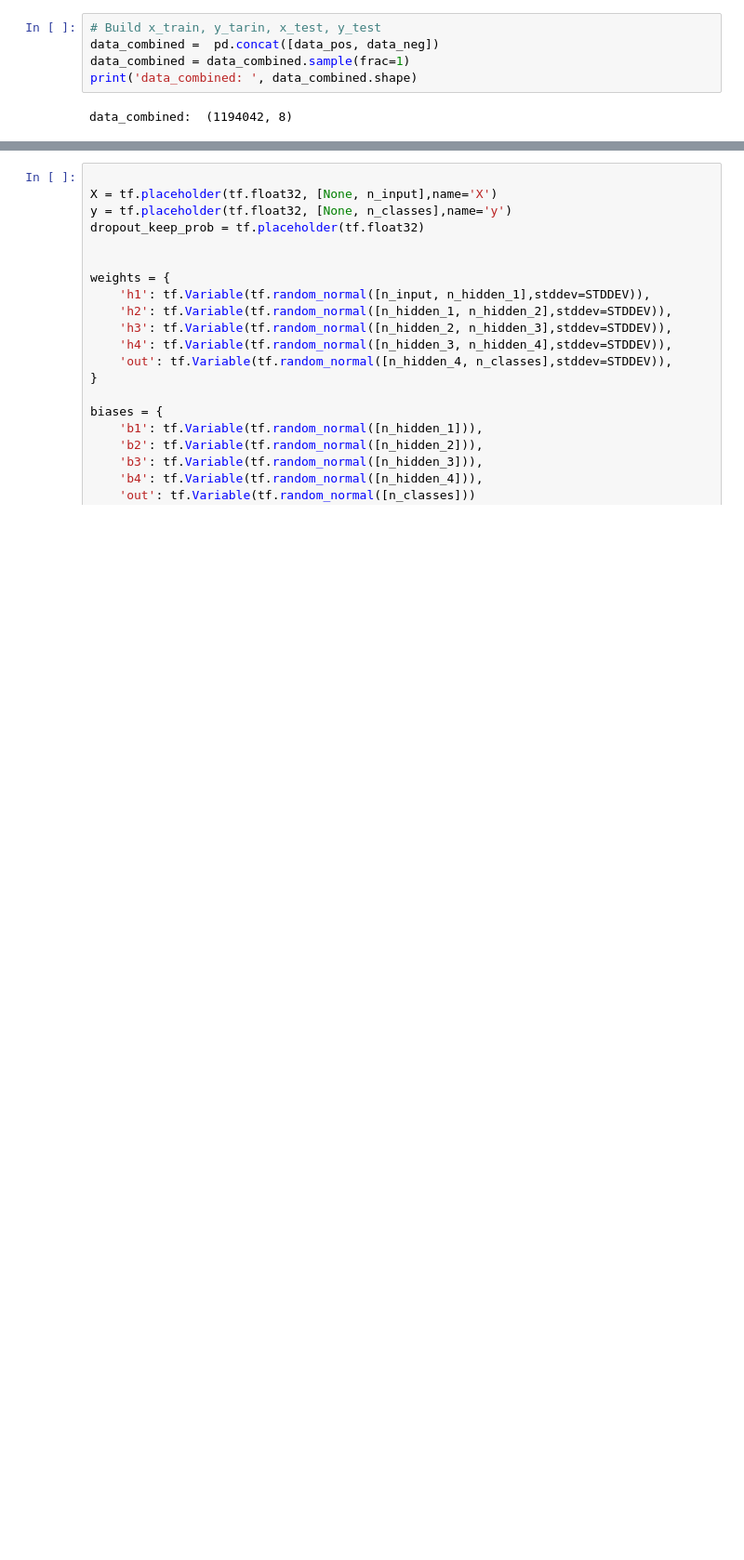
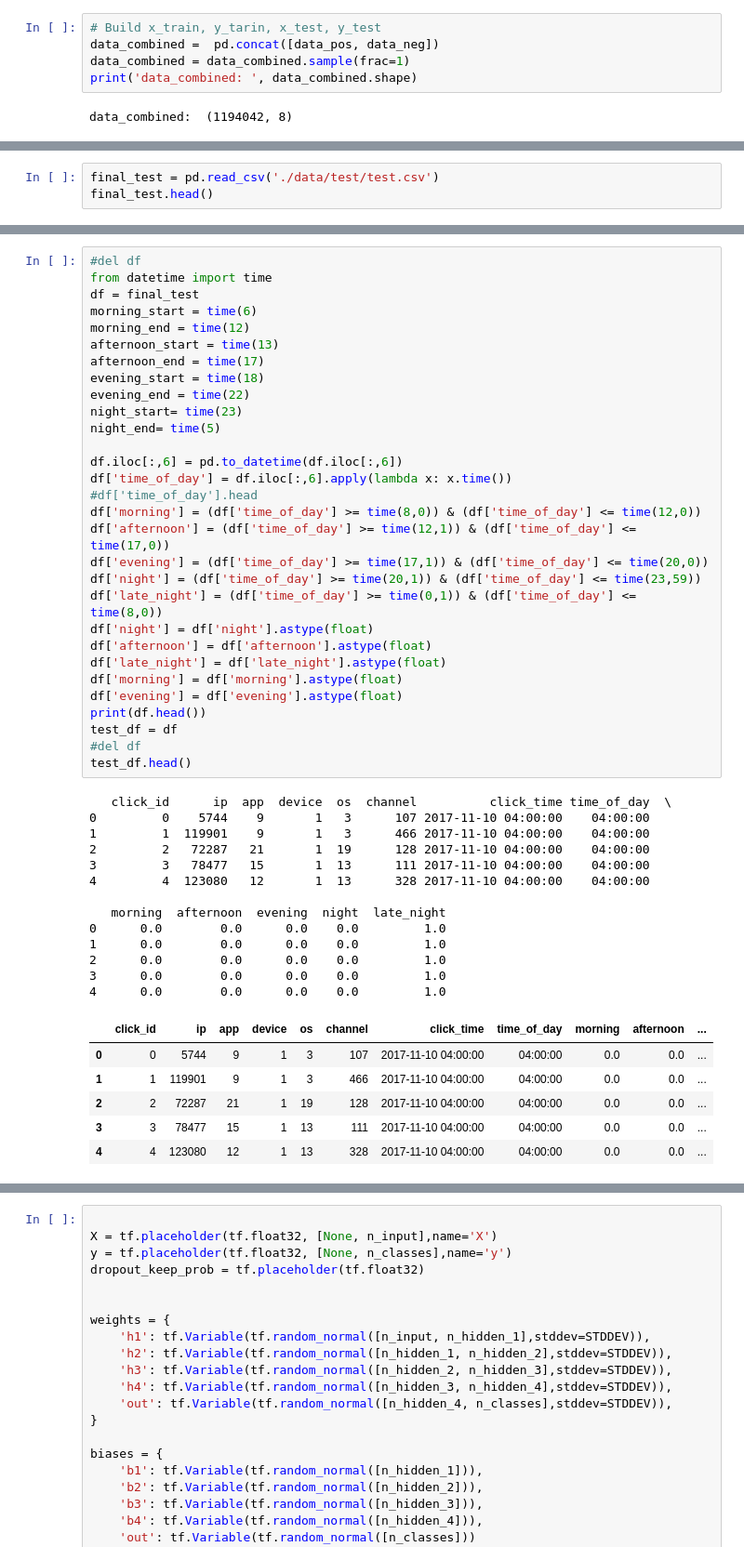
Before and after one commit to harsh306/Kaggle_TalkingData_imbalanced, a Jupyter notebook: kaggle.ipynb, the cells around one changed output, grey strips where cells are left out. Shown at 93% size. Saved outputs shown, nothing was run; the diff lists cells and outputs as text; blank space fills up the shorter version.

```diff
--- a/kaggle.ipynb
+++ b/kaggle.ipynb
@@ -81 +340,4 @@ array([[1., 0.],
        [1., 0.]])
+# %%
+final_test = pd.read_csv('./data/test/test.csv')
+final_test.head()
@@ -81,0 +351,50 @@ array([[1., 0.],
+# %%
+#del df
+from datetime import time
+df = final_test
+morning_start = time(6)
+morning_end = time(12)
+afternoon_start = time(13)
+afternoon_end = time(17)
+evening_start = time(18)
+evening_end = time(22)
+night_start= time(23)
+night_end= time(5)
+
+df.iloc[:,6] = pd.to_datetime(df.iloc[:,6])
+df['time_of_day'] = df.iloc[:,6].apply(lambda x: x.time())
+#df['time_of_day'].head
+df['morning'] = (df['time_of_day'] >= time(8,0)) & (df['time_of_day'] <= time(12,0))
+df['afternoon'] = (df['time_of_day'] >= time(12,1)) & (df['time_of_day'] <= time(17,0))
+df['evening'] = (df['time_of_day'] >= time(17,1)) & (df['time_of_day'] <= time(20,0))
+df['night'] = (df['time_of_day'] >= time(20,1)) & (df['time_of_day'] <= time(23,59))
+df['late_night'] = (df['time_of_day'] >= time(0,1)) & (df['time_of_day'] <= time(8,0))
+df['night'] = df['night'].astype(float)
+df['afternoon'] = df['afternoon'].astype(float)
+df['late_night'] = df['late_night'].astype(float)
+df['morning'] = df['morning'].astype(float)
+df['evening'] = df['evening'].astype(float)
+print(df.head())
+test_df = df
+#del df
+test_df.head()
+# %% [output]
+   click_id      ip  app  device  os  channel          click_time time_of_day  \
+0         0    5744    9       1   3      107 2017-11-10 04:00:00    04:00:00
+1         1  119901    9       1   3      466 2017-11-10 04:00:00    04:00:00
+2         2   72287   21       1  19      128 2017-11-10 04:00:00    04:00:00
+3         3   78477   15       1  13      111 2017-11-10 04:00:00    04:00:00
+4         4  123080   12       1  13      328 2017-11-10 04:00:00    04:00:00
+
+   morning  afternoon  evening  night  late_night
+0      0.0        0.0      0.0    0.0         1.0
+1      0.0        0.0      0.0    0.0         1.0
+2      0.0        0.0      0.0    0.0         1.0
+3      0.0        0.0      0.0    0.0         1.0
+4      0.0        0.0      0.0    0.0         1.0
+|  | click_id | ip | app | device | os | channel | click_time | time_of_day | morning | afternoon | ... |
+| 0 | 0 | 5744 | 9 | 1 | 3 | 107 | 2017-11-10 04:00:00 | 04:00:00 | 0.0 | 0.0 | ... |
+| 1 | 1 | 119901 | 9 | 1 | 3 | 466 | 2017-11-10 04:00:00 | 04:00:00 | 0.0 | 0.0 | ... |
+| 2 | 2 | 72287 | 21 | 1 | 19 | 128 | 2017-11-10 04:00:00 | 04:00:00 | 0.0 | 0.0 | ... |
+| 3 | 3 | 78477 | 15 | 1 | 13 | 111 | 2017-11-10 04:00:00 | 04:00:00 | 0.0 | 0.0 | ... |
+| 4 | 4 | 123080 | 12 | 1 | 13 | 328 | 2017-11-10 04:00:00 | 04:00:00 | 0.0 | 0.0 | ... |
```
Also changed, not shown: parts of 24 cells of this notebook, 2 other files.
